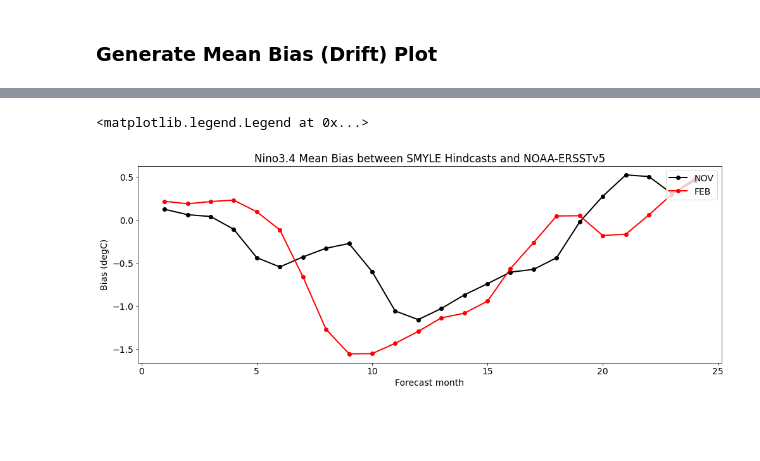
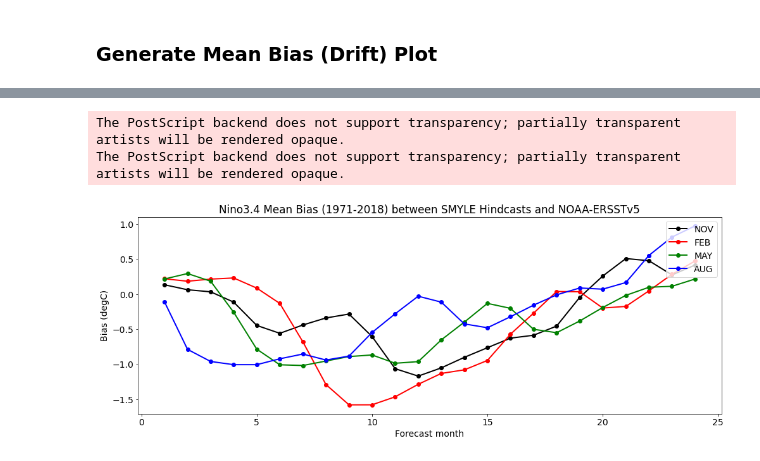
Before and after one commit to NCAR/SMYLE-analysis, a Jupyter notebook: notebooks/Nino3.4_check.ipynb, the cells around one changed output, grey strips where cells are left out. Cells and saved outputs as stored; diff of their text form; code cells hidden in the pictures; blank space fills up the shorter version.

```diff
--- a/notebooks/Nino3.4_check.ipynb
+++ b/notebooks/Nino3.4_check.ipynb
@@ -267,0 +302,4 @@ Wall time: 5.1 s
+# %%
+%%time
+smyle08_nino34 = smyle08_temp.TEMP.weighted(POPg16_nino34_area).mean(("nlon", "nlat")).load()
+smyle08_time_bound = smyle08_temp.time_bound.load()
@@ -294,7 +335,8 @@ for i in range(nlead):
     ax.plot(smyle11time,smyle11_nino34.sel(L=thislead),'.',color='b')
     ax.plot(smyle11time,smyle11_nino34.sel(L=thislead).mean('M'),'o',color='r',label='NOV')
     ax.grid()
-    ax.set_title('Nino3.4 SST, SMYLE(20), Nov IC, Forecast Month = {}'.format(thislead), fontdict={'size':16})
+    icstr = 'NOV'
+    ax.set_title('Nino3.4 SST, SMYLE(20), {} init, Forecast Month = {}'.format(icstr,thislead), fontdict={'size':16})
     ax.set_ylabel(r'$^{\circ}$C')
     ax.set_ylim(23,30)
     ax.set_xlim(xmin,xmax)
@@ -307,7 +349,8 @@ for i in range(nlead):
     ax.plot(smyle02time,smyle02_nino34.sel(L=thislead),'.',color='b')
     ax.plot(smyle02time,smyle02_nino34.sel(L=thislead).mean('M'),'o',color='r',label='FEB')
     ax.grid()
-    ax.set_title('Nino3.4 SST, SMYLE(20), Feb IC, Forecast Month = {}'.format(thislead), fontdict={'size':16})
+    icstr = 'FEB'
+    ax.set_title('Nino3.4 SST, SMYLE(20), {} init, Forecast Month = {}'.format(icstr,thislead), fontdict={'size':16})
     ax.set_ylabel(r'$^{\circ}$C')
     ax.set_ylim(23,30)
     ax.set_xlim(xmin,xmax)
@@ -396,10 +502,19 @@ ax.legend(loc='upper right')
 [figure]
 # %% [markdown]
 ### Generate Mean Bias (Drift) Plot
+# %%
+leadindex = smyle11_nino34['L'].values[3]
+smyletime = smyle11_time_bound.sel(L=leadindex).mean('d2').rename({'Y':'time'})
+smyle_em = smyle11_nino34.sel(L=leadindex).mean('M').rename({'Y':'time'})
+obs = obs_nino34.sel(time=smyletime,method='nearest')
+smyle_em = smyle_em.assign_coords(time=("time",obs.time))
+#obs.time
 # %%
 %%time
 def bias(predictions, targets):
     return ((predictions - targets).mean())
+
+clim = slice("1971","2018")
 
 # Correlation as a function of forecast month:
 smyle11_bias   = xr.DataArray(np.zeros([smyle11_nino34.sizes['L']]), dims=['L'], coords={'L':smyle11_nino34['L']})
@@ -409,7 +524,7 @@ for i in range(smyle11_nino34.sizes['L']):
     smyle_em = smyle11_nino34.sel(L=leadindex).mean('M').rename({'Y':'time'})
     obs = obs_nino34.sel(time=smyletime,method='nearest')
     smyle_em = smyle_em.assign_coords(time=("time",obs.time))
-    smyle11_bias.values[i] = bias(smyle_em, obs)
+    smyle11_bias.values[i] = bias(smyle_em.sel(time=clim), obs.sel(time=clim))
 smyle02_bias   = xr.DataArray(np.zeros([smyle02_nino34.sizes['L']]), dims=['L'], coords={'L':smyle02_nino34['L']})
 for i in range(smyle02_nino34.sizes['L']):
     leadindex = smyle02_nino34['L'].values[i]
@@ -417,5 +532,21 @@ for i in range(smyle02_nino34.sizes['L']):
     smyle_em = smyle02_nino34.sel(L=leadindex).mean('M').rename({'Y':'time'})
     obs = obs_nino34.sel(time=smyletime,method='nearest')
     smyle_em = smyle_em.assign_coords(time=("time",obs.time))
-    smyle02_bias.values[i] = bias(smyle_em, obs)
+    smyle02_bias.values[i] = bias(smyle_em.sel(time=clim), obs.sel(time=clim))
+smyle05_bias   = xr.DataArray(np.zeros([smyle05_nino34.sizes['L']]), dims=['L'], coords={'L':smyle05_nino34['L']})
+for i in range(smyle05_nino34.sizes['L']):
+    leadindex = smyle05_nino34['L'].values[i]
+    smyletime = smyle05_time_bound.sel(L=leadindex).mean('d2').rename({'Y':'time'})
+    smyle_em = smyle05_nino34.sel(L=leadindex).mean('M').rename({'Y':'time'})
+    obs = obs_nino34.sel(time=smyletime,method='nearest')
+    smyle_em = smyle_em.assign_coords(time=("time",obs.time))
+    smyle05_bias.values[i] = bias(smyle_em.sel(time=clim), obs.sel(time=clim))
+smyle08_bias   = xr.DataArray(np.zeros([smyle08_nino34.sizes['L']]), dims=['L'], coords={'L':smyle08_nino34['L']})
+for i in range(smyle08_nino34.sizes['L']):
+    leadindex = smyle08_nino34['L'].values[i]
+    smyletime = smyle08_time_bound.sel(L=leadindex).mean('d2').rename({'Y':'time'})
+    smyle_em = smyle08_nino34.sel(L=leadindex).mean('M').rename({'Y':'time'})
+    obs = obs_nino34.sel(time=smyletime,method='nearest')
+    smyle_em = smyle_em.assign_coords(time=("time",obs.time))
+    smyle08_bias.values[i] = bias(smyle_em.sel(time=clim), obs.sel(time=clim))
 # %% [output]
@@ -424,14 +555,19 @@ Wall time: 216 ms
 # %%
 # plot Bias
 fig = plt.figure(figsize=(16,16))
 plt.rcParams['font.size'] = '14'
 ax = fig.add_axes([0.1,0.7,0.8,0.27])
 ax.set_ylabel('Bias (degC)', fontsize=14)
 ax.set_xlabel('Forecast month')
-ax.set_title('Nino3.4 Mean Bias between SMYLE Hindcasts and NOAA-ERSSTv5')
+ax.set_title('Nino3.4 Mean Bias (1971-2018) between SMYLE Hindcasts and NOAA-ERSSTv5')
 ax.plot(smyle11_bias.L,smyle11_bias,color='k', marker='o',linewidth=2,label='NOV')
 ax.plot(smyle02_bias.L,smyle02_bias,color='r', marker='o',linewidth=2,label='FEB')
+ax.plot(smyle05_bias.L,smyle05_bias,color='g', marker='o',linewidth=2,label='MAY')
+ax.plot(smyle08_bias.L,smyle08_bias,color='b', marker='o',linewidth=2,label='AUG')
 ax.legend(loc='upper right')
+
+#plt.savefig('SMYLE_Nino3.4_bias_allmons.eps')
 # %% [output]
-<matplotlib.legend.Legend at 0x...>
+The PostScript backend does not support transparency; partially transparent artists will be rendered opaque.
+The PostScript backend does not support transparency; partially transparent artists will be rendered opaque.
-[figure, old version]
+[figure, new version]
```
Also changed, not shown: parts of 17 cells of this notebook.
